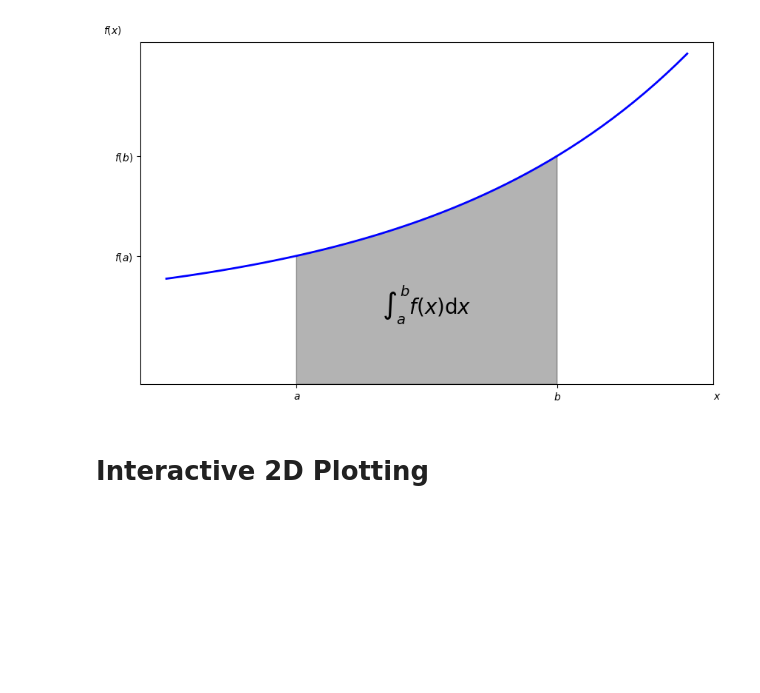
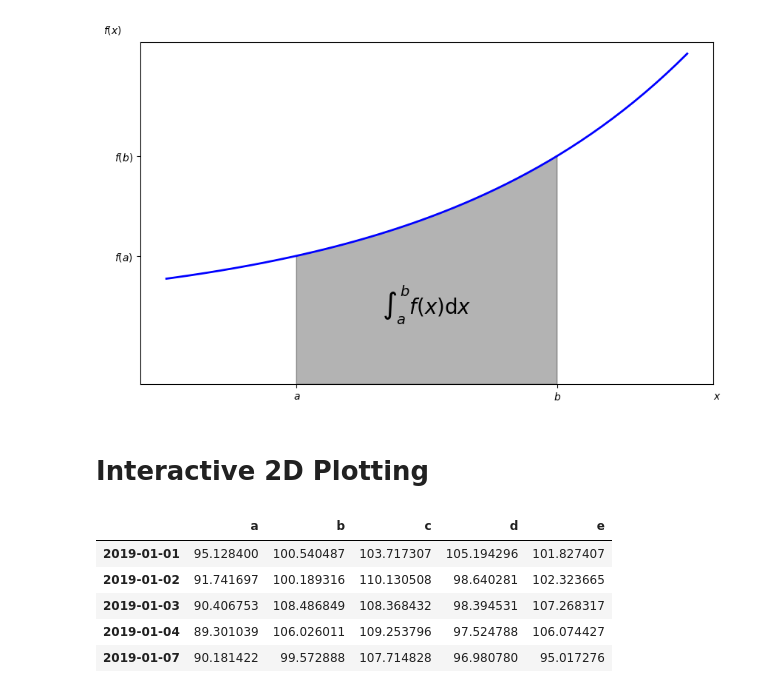
Before and after one commit to dkassin/python4finance, a Jupyter notebook: notebooks/07_data_visualization.ipynb, the cells around one changed output. Cells and saved outputs as stored; diff of their text form; code cells hidden in the pictures; blank space fills up the shorter version.

Commit message:
Add the end of ch7 data viz

```diff
--- a/notebooks/07_data_visualization.ipynb
+++ b/notebooks/07_data_visualization.ipynb
@@ -169,0 +173,12 @@ import cufflinks as cf
+# %%
+a = np.random.standard_normal((250, 5)).cumsum(axis=0)
+index = pd.date_range('2019-1-1', freq='B', periods=len(a))
+df = pd.DataFrame(100+5*a, columns=list('abcde'), index=index)
+df.head()
+# %% [output]
+|  | a | b | c | d | e |
+| 2019-01-01 | 95.128400 | 100.540487 | 103.717307 | 105.194296 | 101.827407 |
+| 2019-01-02 | 91.741697 | 100.189316 | 110.130508 | 98.640281 | 102.323665 |
+| 2019-01-03 | 90.406753 | 108.486849 | 108.368432 | 98.394531 | 107.268317 |
+| 2019-01-04 | 89.301039 | 106.026011 | 109.253796 | 97.524788 | 106.074427 |
+| 2019-01-07 | 90.181422 | 99.572888 | 107.714828 | 96.980780 | 95.017276 |
```
Also changed, not shown: parts of 1 cell of this notebook.
